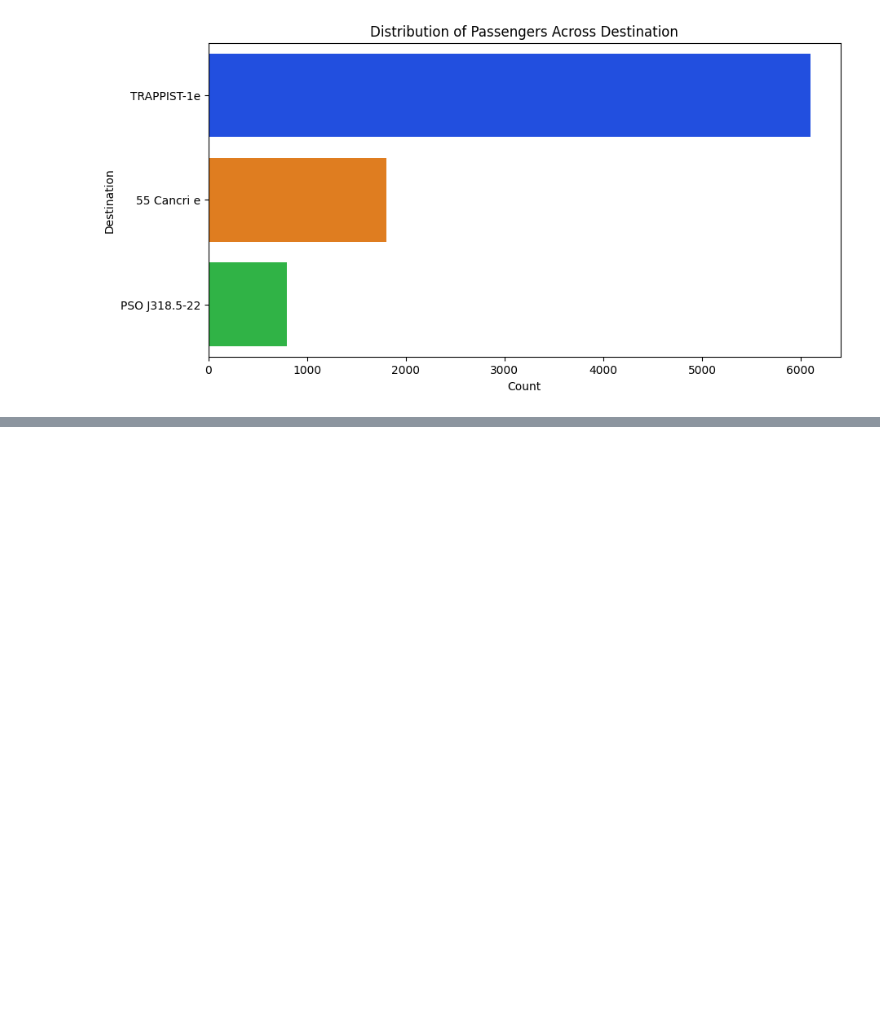
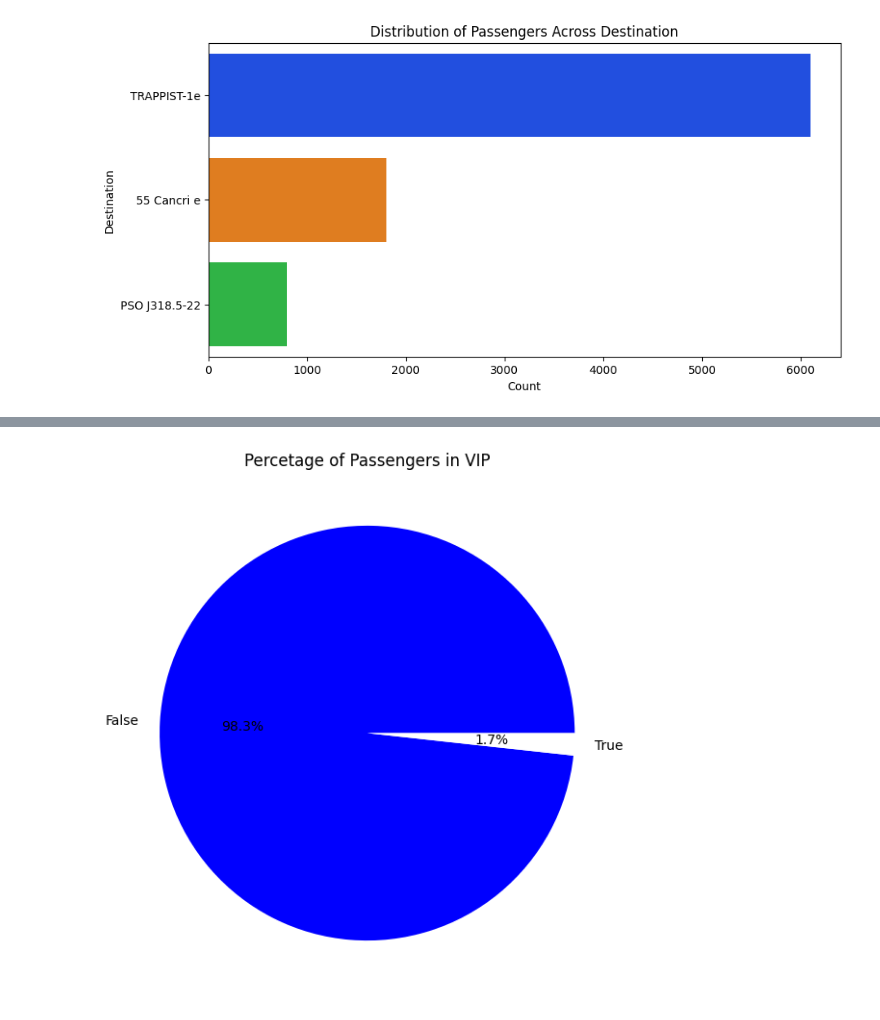
Before and after one commit to TOFWAQ/Kaggle_Challenge, a Jupyter notebook: TEAM_14.ipynb, the cells around one changed output, grey strips where cells are left out. Cells and saved outputs as stored; diff of their text form; code cells hidden in the pictures; blank space fills up the shorter version.

```diff
--- a/TEAM_14.ipynb
+++ b/TEAM_14.ipynb
@@ -170,0 +198,9 @@ Passing `palette` without assigning `hue` is deprecated and will be removed in v
+# %%
+#Percentage of passengers put in Cryosleep vs those not
+vip_counts = test['VIP'].value_counts()
+plt.figure(figsize=(7,7))
+plt.pie(vip_counts, labels=vip_counts.index, autopct='%1.1f%%', colors=['blue', 'white'])
+plt.title('Percetage of Passengers in VIP')
+plt.show()
+# %% [output]
+[figure, added]
```
Also changed, not shown: parts of 4 cells of this notebook.
